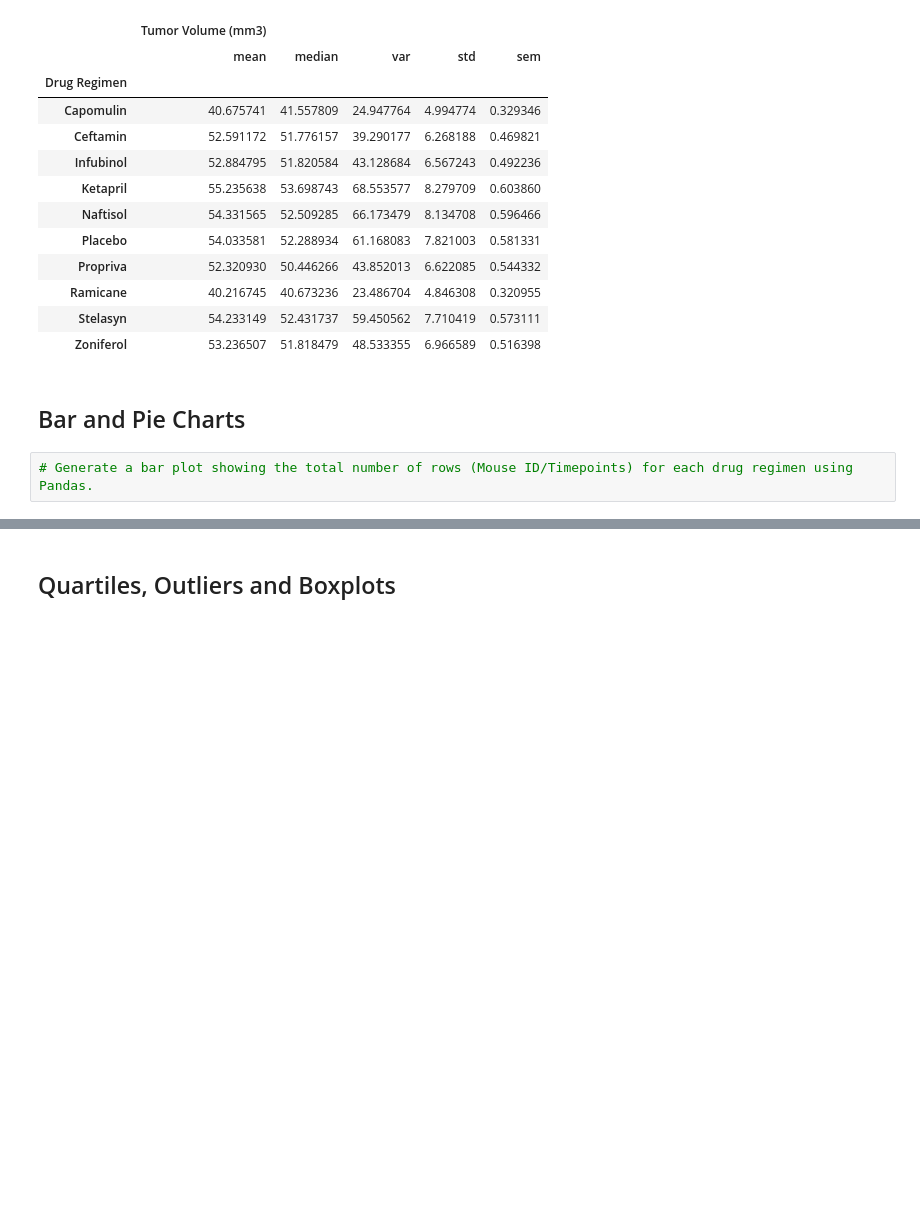
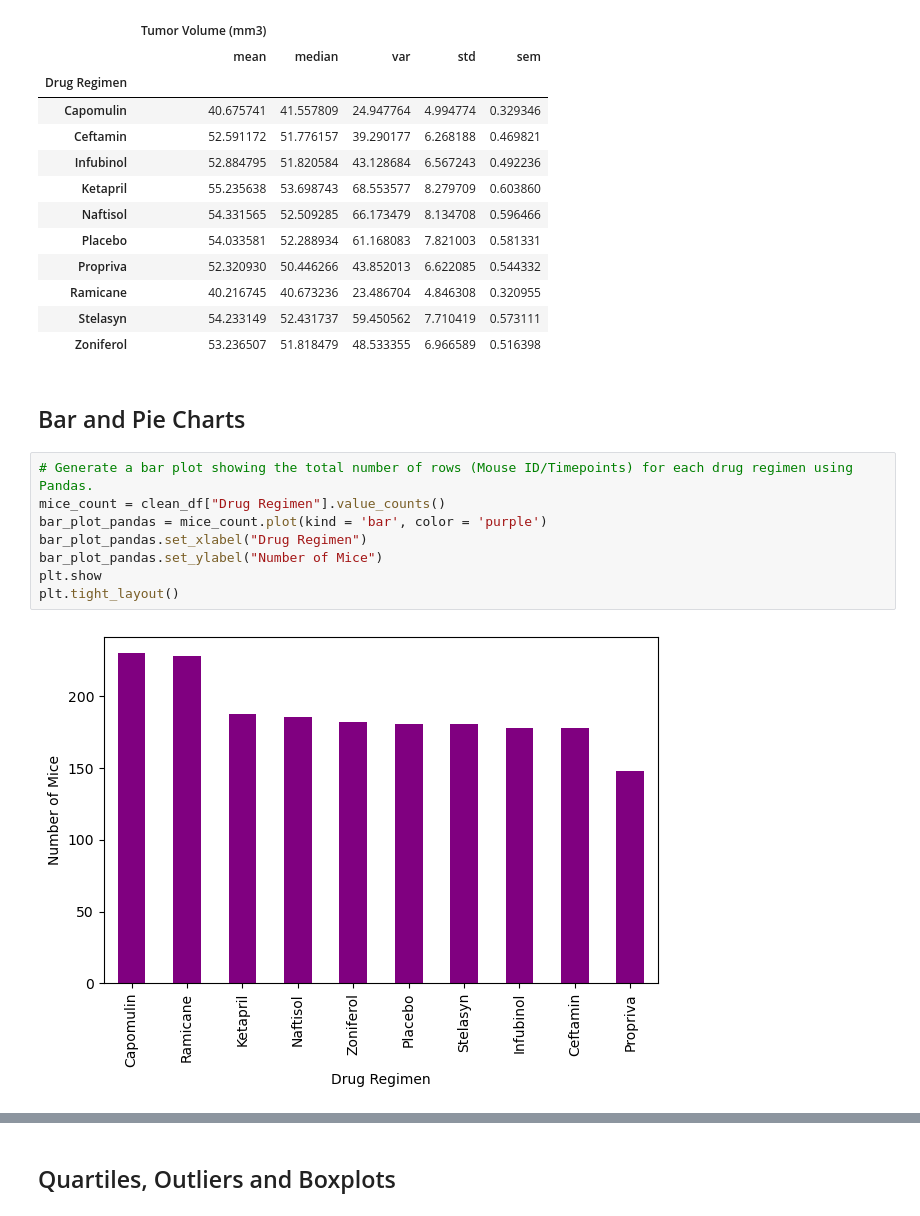
Before and after one commit to rosamp1/matpotlib-challenge, a Jupyter notebook: Pymaceuticals/pymaceuticals_starter.ipynb, the cells around one changed output, grey strips where cells are left out. Saved outputs shown, nothing was run; the diff lists cells and outputs as text; blank space fills up the shorter version.

```diff
--- a/Pymaceuticals/pymaceuticals_starter.ipynb
+++ b/Pymaceuticals/pymaceuticals_starter.ipynb
@@ -131,5 +135,13 @@ summary_aggregate
 ## Bar and Pie Charts
 # %%
 # Generate a bar plot showing the total number of rows (Mouse ID/Timepoints) for each drug regimen using Pandas.
+mice_count = clean_df["Drug Regimen"].value_counts()
+bar_plot_pandas = mice_count.plot(kind = 'bar', color = 'purple')
+bar_plot_pandas.set_xlabel("Drug Regimen")
+bar_plot_pandas.set_ylabel("Number of Mice")
+plt.show
+plt.tight_layout()
+# %% [output]
+[figure, added]
 # %%
 # Generate a bar plot showing the total number of rows (Mouse ID/Timepoints) for each drug regimen using pyplot.
```
Also changed, not shown: parts of 21 cells of this notebook, 1 other file.
